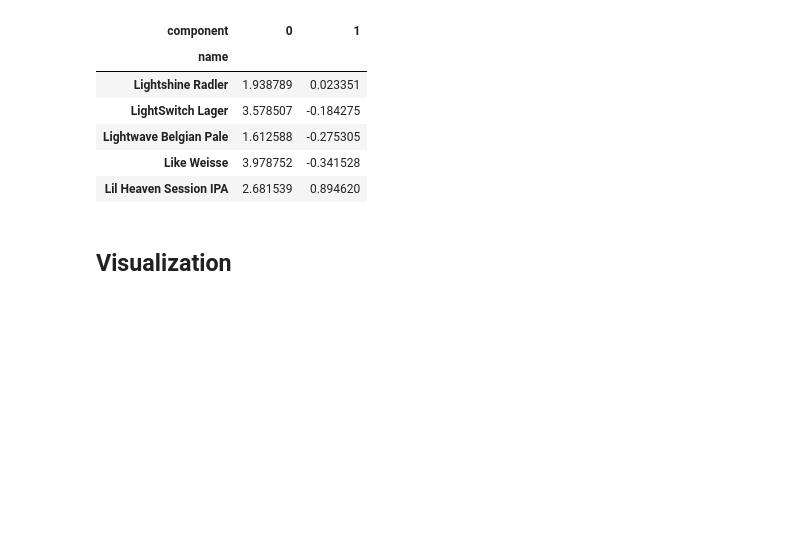
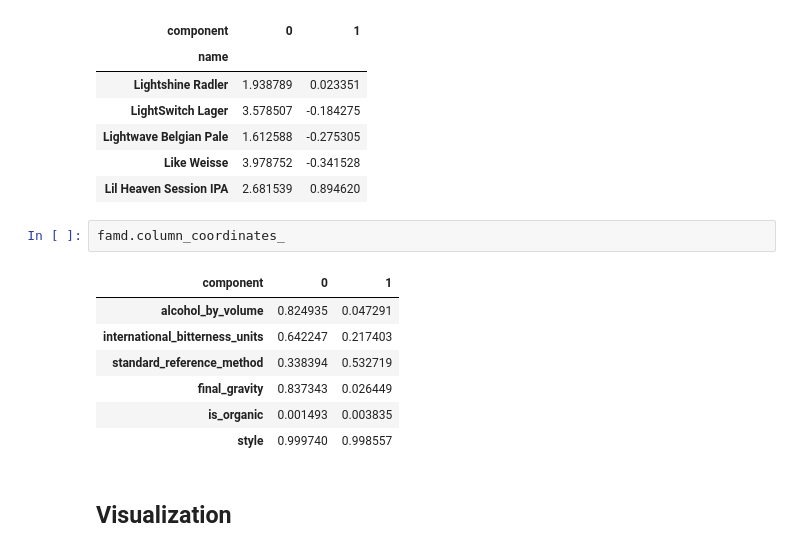
Before and after one commit to MaxHalford/prince, a Jupyter notebook: docs/content/famd.ipynb, the cells around one changed output. Saved outputs shown, nothing was run; the diff lists cells and outputs as text; blank space fills up the shorter version.

Commit message:
implement famd column coordinates

```diff
--- a/docs/content/famd.ipynb
+++ b/docs/content/famd.ipynb
@@ -60,6 +60,16 @@ famd.row_coordinates(dataset).head()
 | Lightwave Belgian Pale | 1.612588 | -0.275305 |
 | Like Weisse | 3.978752 | -0.341528 |
 | Lil Heaven Session IPA | 2.681539 | 0.894620 |
+# %%
+famd.column_coordinates_
+# %% [output]
+| component | 0 | 1 |
+| alcohol_by_volume | 0.824935 | 0.047291 |
+| international_bitterness_units | 0.642247 | 0.217403 |
+| standard_reference_method | 0.338394 | 0.532719 |
+| final_gravity | 0.837343 | 0.026449 |
+| is_organic | 0.001493 | 0.003835 |
+| style | 0.999740 | 0.998557 |
 # %% [markdown]
 ## Visualization
 # %%
```
Also changed, not shown: 3 other files.
